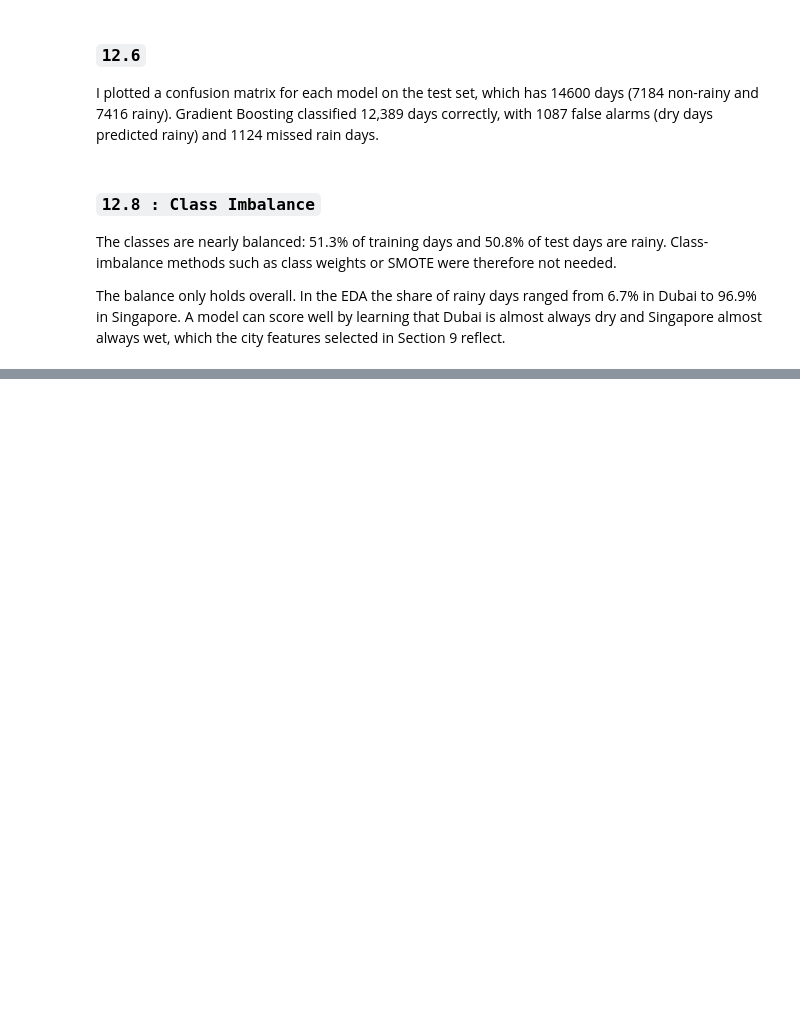
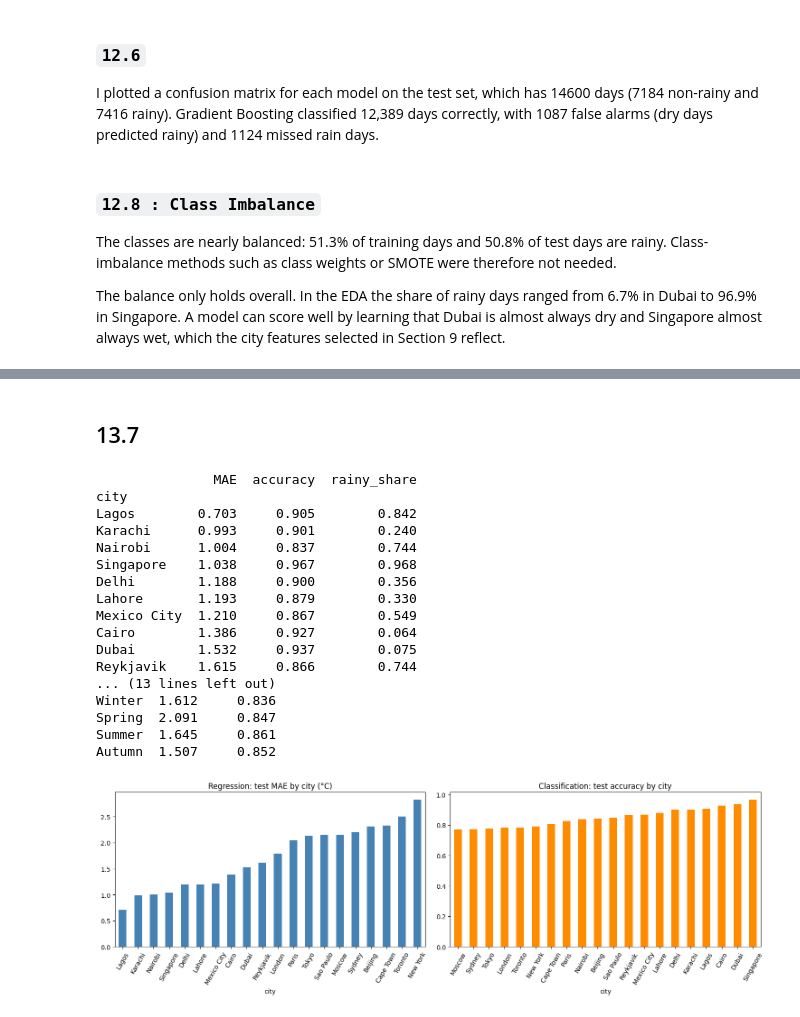
Before and after one commit to MuhammadRayan07/Weather-Analysis, a Jupyter notebook: notebooks/02_Analysis_Modeling.ipynb, the cells around one changed output, grey strips where cells are left out. Drawn from its saved outputs; the diff is of its cells as text; code cells hidden in the pictures; blank space fills up the shorter version.

```diff
--- a/notebooks/02_Analysis_Modeling.ipynb
+++ b/notebooks/02_Analysis_Modeling.ipynb
@@ -1347,0 +1562,44 @@ The balance only holds overall. In the EDA the share of rainy days ranged from 6
+# %% [markdown]
+## 13.7
+# %%
+pred_reg = tuned_reg.predict(Xr_test)
+pred_clf = tuned_clf.predict(Xc_test)
+
+eval_df = pd.DataFrame({"city": test_s["city"].values, "season": test_s["season"].values,
+                        "abs_error": np.abs(y_reg_test.values - pred_reg),
+                        "correct": (y_clf_test.values == pred_clf).astype(int),
+                        "rainy": y_clf_test.values})
+
+by_city = eval_df.groupby("city").agg(MAE=("abs_error", "mean"), accuracy=("correct", "mean"),
+                                      rainy_share=("rainy", "mean")).round(3).sort_values("MAE")
+by_season = eval_df.groupby("season").agg(MAE=("abs_error", "mean"),
+                                          accuracy=("correct", "mean")).round(3).reindex(["Winter", "Spring", "Summer", "Autumn"])
+print(by_city)
+print("\n", by_season)
+
+fig, axes = plt.subplots(1, 2, figsize=(15, 5))
+by_city["MAE"].plot(kind="bar", ax=axes[0], color="steelblue", rot=60)
+axes[0].set_title("Regression: test MAE by city (°C)")
+by_city["accuracy"].sort_values().plot(kind="bar", ax=axes[1], color="darkorange", rot=60)
+axes[1].set_title("Classification: test accuracy by city")
+plt.tight_layout()
+plt.show()
+# %% [output]
+               MAE  accuracy  rainy_share
+city
+Lagos        0.703     0.905        0.842
+Karachi      0.993     0.901        0.240
+Nairobi      1.004     0.837        0.744
+Singapore    1.038     0.967        0.968
+Delhi        1.188     0.900        0.356
+Lahore       1.193     0.879        0.330
+Mexico City  1.210     0.867        0.549
+Cairo        1.386     0.927        0.064
+Dubai        1.532     0.937        0.075
+Reykjavik    1.615     0.866        0.744
+... (13 lines left out)
+Winter  1.612     0.836
+Spring  2.091     0.847
+Summer  1.645     0.861
+Autumn  1.507     0.852
+[figure, added]
```
Also changed, not shown: parts of 18 cells of this notebook.
